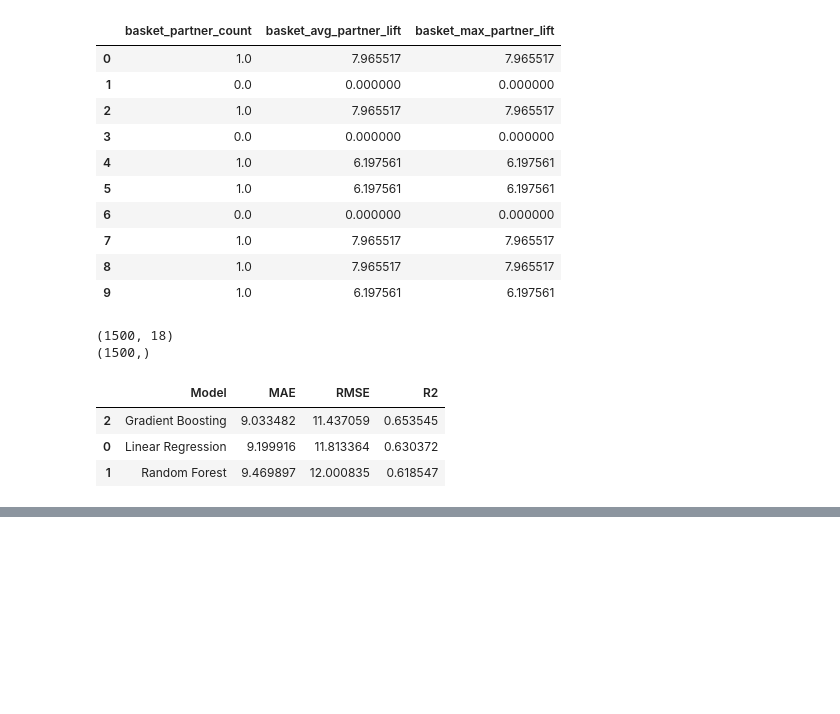
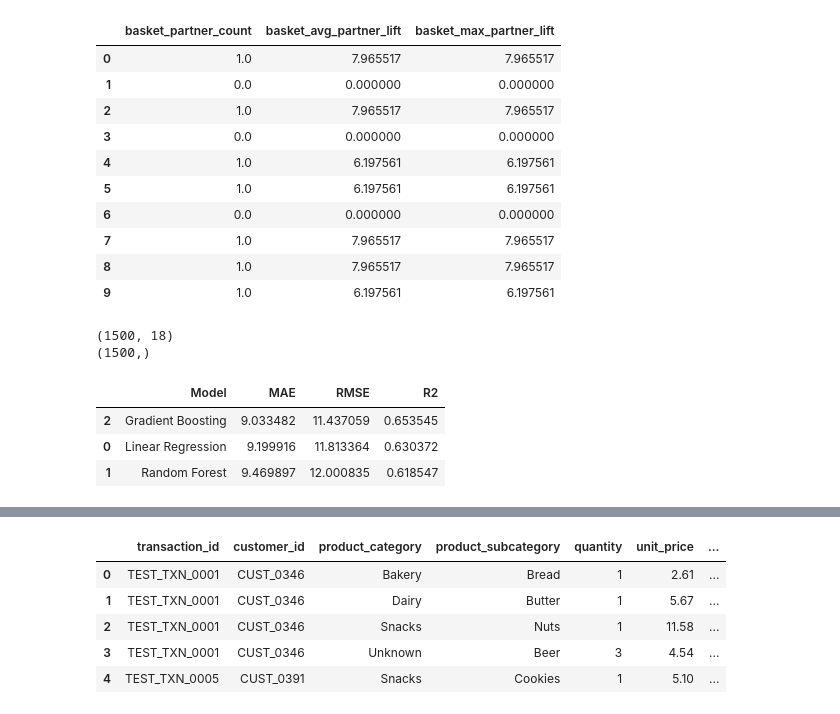
Before and after one commit to quacklj/retailmax-market-basket-optimizer, a Jupyter notebook: notebooks/02_market_basket_and_features.ipynb, the cells around one changed output, grey strips where cells are left out. Saved outputs shown, nothing was run; the diff lists cells and outputs as text; code cells hidden in the pictures; blank space fills up the shorter version.

```diff
--- a/notebooks/02_market_basket_and_features.ipynb
+++ b/notebooks/02_market_basket_and_features.ipynb
@@ -508,0 +556,11 @@ results.sort_values("R2", ascending=False)
+# %%
+test_df = pd.read_csv("../data/test.csv")
+
+test_df.head()
+# %% [output]
+|  | transaction_id | customer_id | product_category | product_subcategory | quantity | unit_price | ... |
+| 0 | TEST_TXN_0001 | CUST_0346 | Bakery | Bread | 1 | 2.61 | ... |
+| 1 | TEST_TXN_0001 | CUST_0346 | Dairy | Butter | 1 | 5.67 | ... |
+| 2 | TEST_TXN_0001 | CUST_0346 | Snacks | Nuts | 1 | 11.58 | ... |
+| 3 | TEST_TXN_0001 | CUST_0346 | Unknown | Beer | 3 | 4.54 | ... |
+| 4 | TEST_TXN_0005 | CUST_0391 | Snacks | Cookies | 1 | 5.10 | ... |
```
Also changed, not shown: parts of 31 cells of this notebook, 3 other files.
